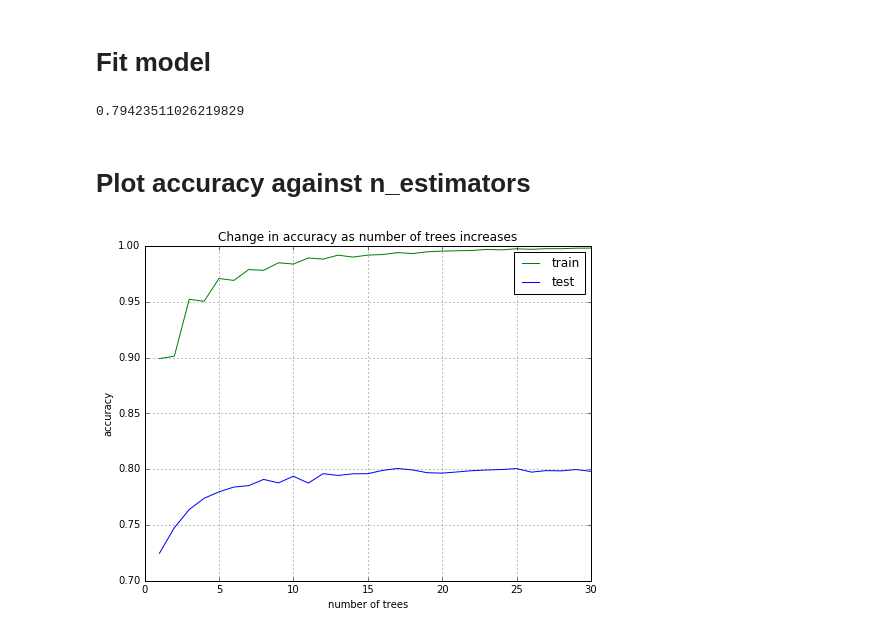
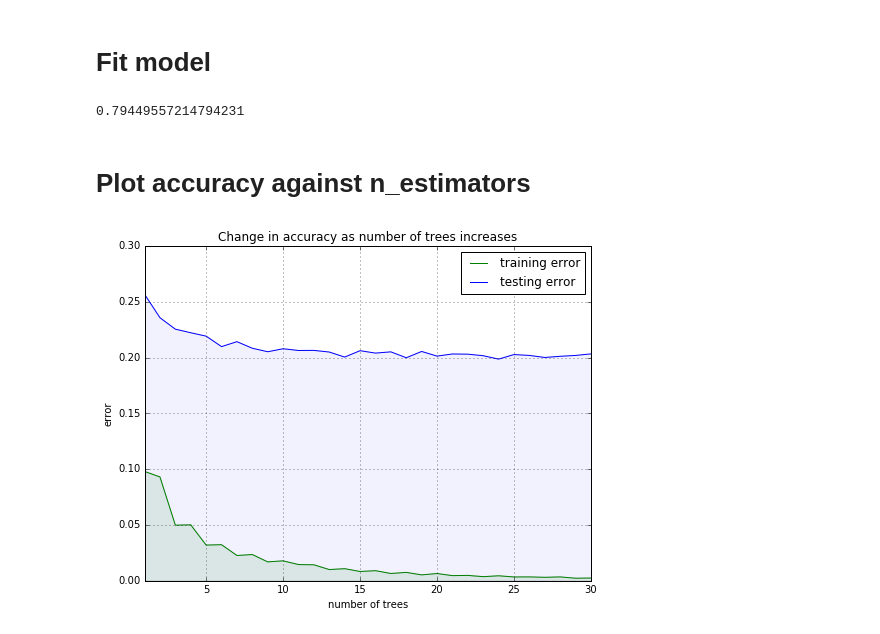
Before and after one commit to liufan2312/ORIE4741-DrivenData-Competition, a Jupyter notebook: Midterm Report Data.ipynb, the cells around one changed output. Cells and saved outputs as stored; diff of their text form; code cells hidden in the pictures.

```diff
--- a/Midterm Report Data.ipynb
+++ b/Midterm Report Data.ipynb
@@ -33,7 +33,7 @@ all_data.head()
 # Drop columns
 feature_list = ['amount_tsh', 'date_recorded', 'gps_height', 'longitude', 'latitude', 'basin', 'region', 'lga',
                 'population', 'extraction_type_group', 'extraction_type_class', 'payment_type', 'water_quality',
-                'quantity', 'source_type', 'source_class', 'waterpoint_type', 'status_group', 'id']
+                'quantity', 'source_type', 'source_class', 'waterpoint_type', 'status_group']
 
 all_data = all_data[feature_list]
 # print(all_data.shape)
@@ -103,7 +103,7 @@ y_cv_pred = model.predict(x_cv)
 accuracy = accuracy_score(y_cv, y_cv_pred)
 accuracy
 # %% [output]
-0.79423511026219829
+0.79449557214794231
 # %% [markdown]
 # Plot accuracy against n_estimators
 # %%
@@ -119,17 +119,23 @@ for i in range(1, 41):
     accuracy_train[i - 1] = accuracy_score(y_train, y_train_pred)
 # %%
 fig = plt.figure(figsize=(8,6))
+x = np.linspace(1, 40, 40)
+y1 = 1 - accuracy_train
+y2 = 1 - accuracy_cv
 
-plt.plot(np.linspace(1, 40, 40), accuracy_train, label='train', color='green')
+plt.plot(x, y1, label='training error', color='green')
+plt.plot(x, y2, label='testing error', color='blue')
+
+plt.fill_between(x, 0, y2, where=y2 >= 0, facecolor='blue', alpha=0.05)
+plt.fill_between(x, 0, y1, where=y1 >= 0, facecolor='green', alpha=0.1)
+
 plt.title('Change in accuracy as number of trees increases')
-plt.xlim(0, 30)
-plt.ylabel("accuracy")
-
-plt.plot(np.linspace(1, 40, 40), accuracy_cv, label='test', color='blue')
+plt.xlim(1, 30)
+plt.ylabel("error")
 plt.xlabel("number of trees")
 plt.legend()
 plt.grid()
 
 plt.show()
 # %% [output]
-[figure, old version]
+[figure, new version]
```
Also changed, not shown: parts of 2 cells of this notebook.
